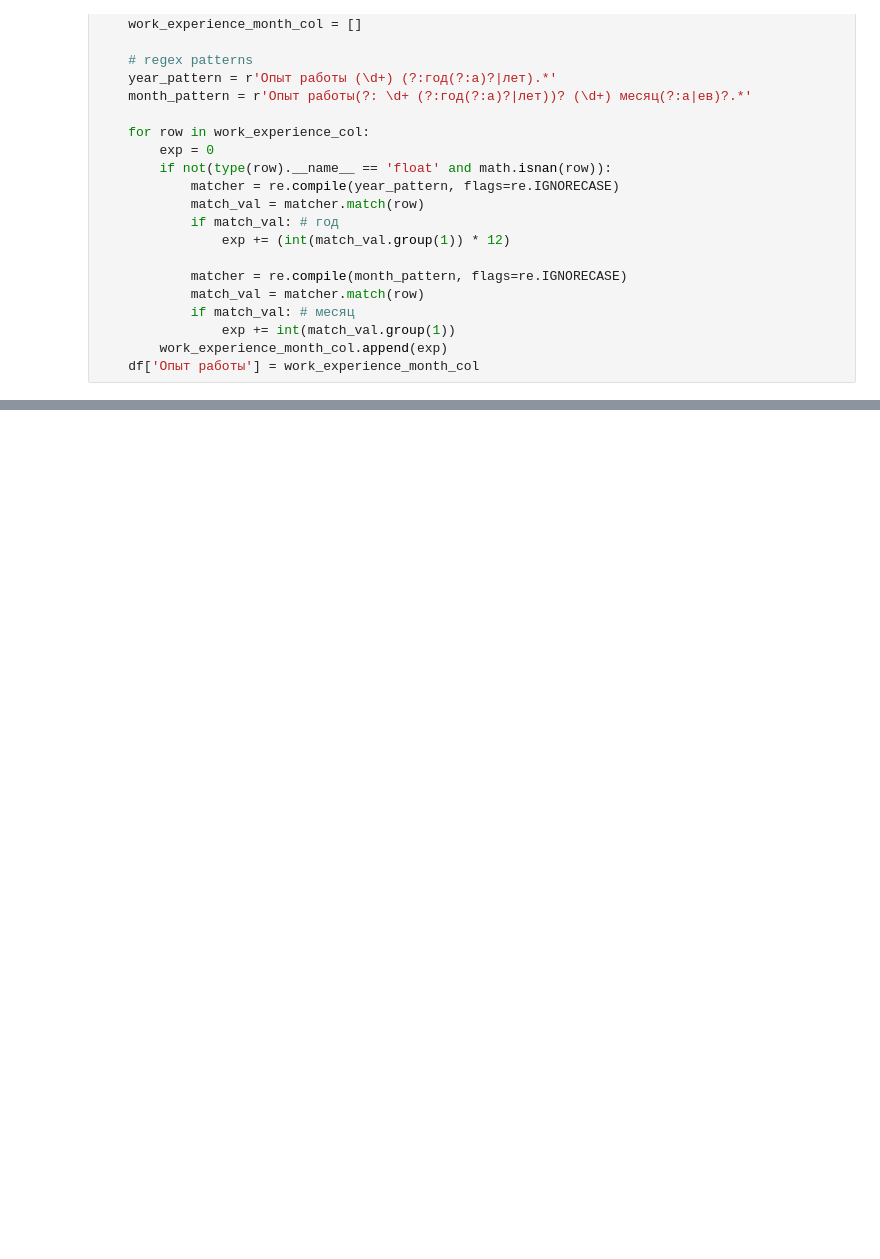
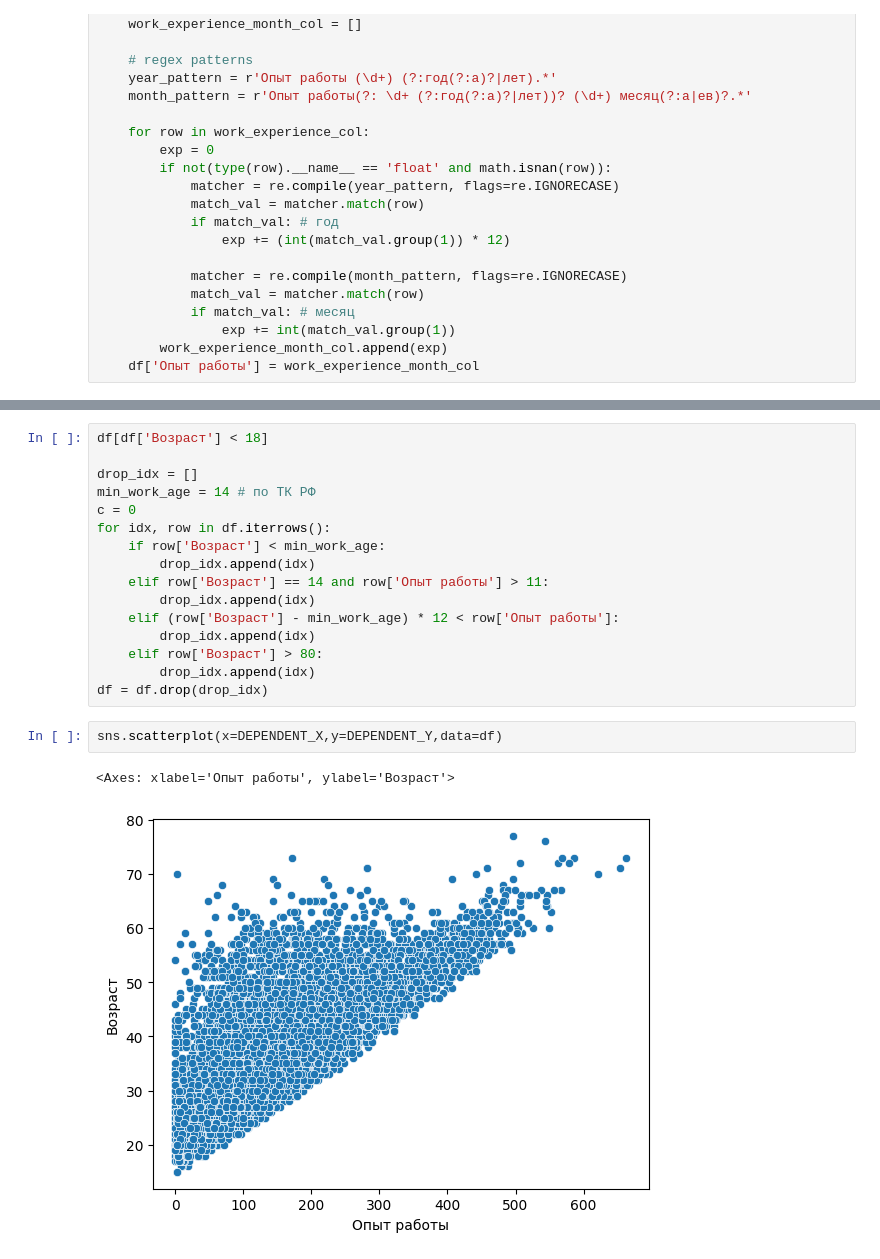
Before and after one commit to mrJimed/hh_dataset, a Jupyter notebook: hh_dataset.ipynb, the cells around one changed output, grey strips where cells are left out. Drawn from its saved outputs; the diff is of its cells as text; blank space fills up the shorter version.

```diff
--- a/hh_dataset.ipynb
+++ b/hh_dataset.ipynb
@@ -172,0 +185,21 @@ sns.heatmap(df.corr(numeric_only=True))
+# %%
+df[df['Возраст'] < 18]
+
+drop_idx = []
+min_work_age = 14 # по ТК РФ
+c = 0
+for idx, row in df.iterrows():
+    if row['Возраст'] < min_work_age:
+        drop_idx.append(idx)
+    elif row['Возраст'] == 14 and row['Опыт работы'] > 11:
+        drop_idx.append(idx)
+    elif (row['Возраст'] - min_work_age) * 12 < row['Опыт работы']:
+        drop_idx.append(idx)
+    elif row['Возраст'] > 80:
+        drop_idx.append(idx)
+df = df.drop(drop_idx)
+# %%
+sns.scatterplot(x=DEPENDENT_X,y=DEPENDENT_Y,data=df)
+# %% [output]
+<Axes: xlabel='Опыт работы', ylabel='Возраст'>
+[figure, added]
```
Also changed, not shown: parts of 4 cells of this notebook.
